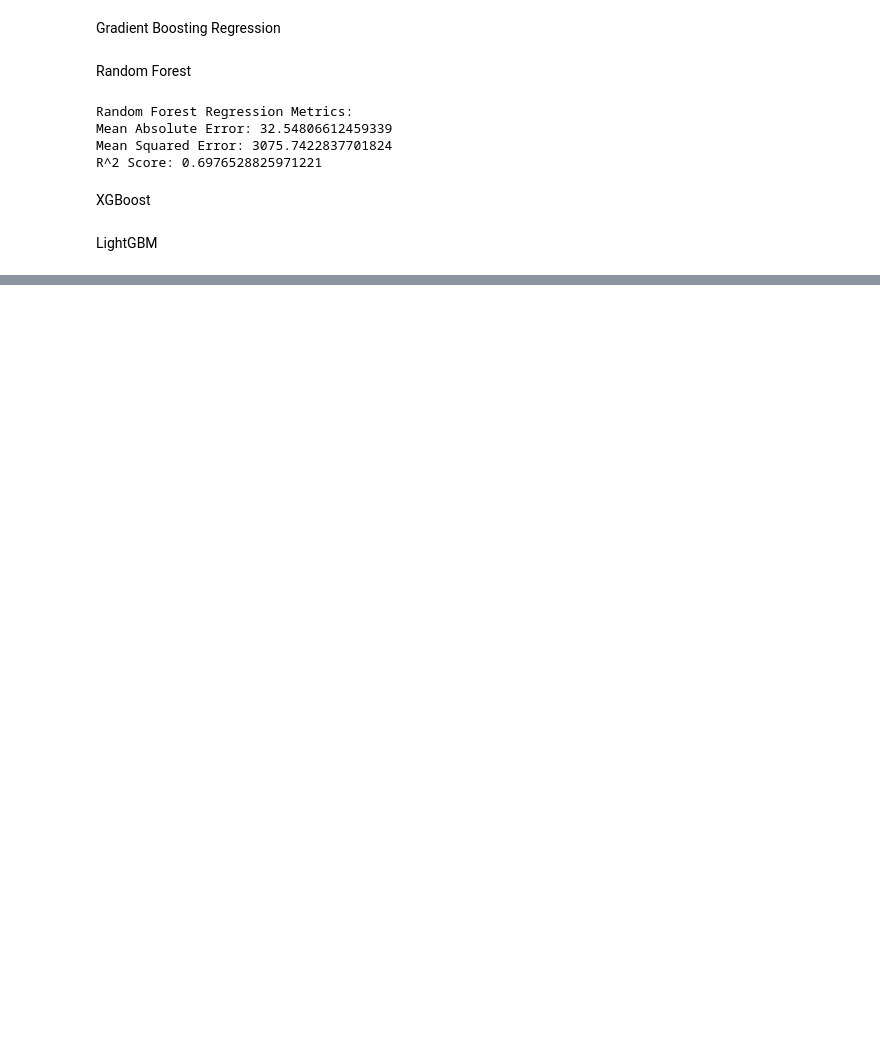
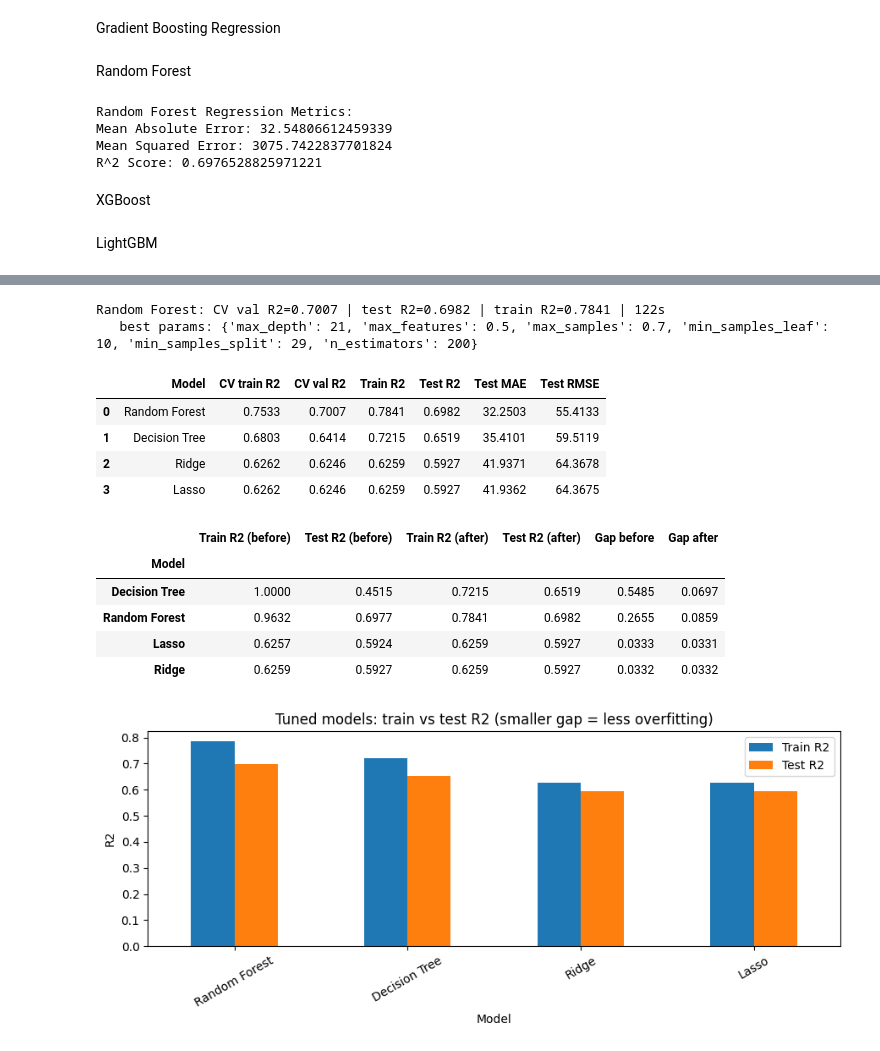
Before and after one commit to tajveer-31/Insurance_model, a Jupyter notebook: Property_insurance_premium.ipynb, the cells around one changed output, grey strips where cells are left out. Drawn from its saved outputs; the diff is of its cells as text; code cells hidden in the pictures; blank space fills up the shorter version.

```diff
--- a/Property_insurance_premium.ipynb
+++ b/Property_insurance_premium.ipynb
@@ -787,7 +787,7 @@ R^2: 0.5927070259618215
 For solving Overfitting- Ridge Regression(L2)
 # %%
 from sklearn.linear_model import Ridge
-ridge = Ridge(alpha=100)
+ridge = Ridge(alpha=1)
 ridge.fit(x_train, y_train)
 y_test_pred_ridge = ridge.predict(x_test)
 # %%
@@ -949,0 +950,21 @@ print("R^2 Score:", r2_lgb)
+# %%
+# 1) Train vs Test R2 for every model fitted above (this is the real overfitting check)
+import pandas as pd
+from sklearn.metrics import r2_score
+
+baseline_models = {
+    "Decision Tree": model,
+    "Linear Regression": lr,
+    "Ridge": ridge,
+    "Lasso": lasso,
+    "Random Forest": rf_model,
+}
+
+rows = []
+for name, m in baseline_models.items():
+    tr = r2_score(y_train, m.predict(x_train))
+    te = r2_score(y_test, m.predict(x_test))
+    rows.append({"Model": name, "Train R2": tr, "Test R2": te, "Gap": tr - te})
+
+baseline_df = pd.DataFrame(rows).sort_values("Gap", ascending=False).round(4)
+baseline_df
@@ -949,0 +1058,46 @@ print("R^2 Score:", r2_lgb)
+# %%
+# 3c) Random Forest
+from sklearn.ensemble import RandomForestRegressor
+
+tune("Random Forest", RandomForestRegressor(random_state=42, n_jobs=1), {
+    "n_estimators": [200, 300],
+    "max_depth": randint(8, 30),
+    "min_samples_leaf": randint(2, 30),
+    "min_samples_split": randint(4, 40),
+    "max_features": [0.3, 0.5, 0.7, "sqrt"],
+    "max_samples": [0.5, 0.7, 0.9],
+}, n_iter=12)
+# %% [output]
+Random Forest: CV val R2=0.7007 | test R2=0.6982 | train R2=0.7841 | 122s
+   best params: {'max_depth': 21, 'max_features': 0.5, 'max_samples': 0.7, 'min_samples_leaf': 10, 'min_samples_split': 29, 'n_estimators': 200}
+# %%
+# 4) Compare tuned models (rank by CV score, NOT test score, so the test set stays an honest final check)
+import matplotlib.pyplot as plt
+
+tuned_df = pd.DataFrame(tuned_results).sort_values("CV val R2", ascending=False).reset_index(drop=True)
+display(tuned_df.drop(columns="Best params").round(4))
+
+# Before vs after tuning
+before = baseline_df.set_index("Model")[["Train R2", "Test R2"]].add_suffix(" (before)")
+after = tuned_df.set_index("Model")[["Train R2", "Test R2"]].add_suffix(" (after)")
+display(before.join(after, how="inner").assign(
+    **{"Gap before": lambda d: d["Train R2 (before)"] - d["Test R2 (before)"],
+       "Gap after": lambda d: d["Train R2 (after)"] - d["Test R2 (after)"]}).round(4))
+
+# Train vs test chart
+ax = tuned_df.set_index("Model")[["Train R2", "Test R2"]].plot(kind="bar", figsize=(9, 4), rot=30)
+ax.set_ylabel("R2"); ax.set_title("Tuned models: train vs test R2 (smaller gap = less overfitting)")
+plt.tight_layout(); plt.show()
+# %% [output]
+|  | Model | CV train R2 | CV val R2 | Train R2 | Test R2 | Test MAE | Test RMSE |
+| 0 | Random Forest | 0.7533 | 0.7007 | 0.7841 | 0.6982 | 32.2503 | 55.4133 |
+| 1 | Decision Tree | 0.6803 | 0.6414 | 0.7215 | 0.6519 | 35.4101 | 59.5119 |
+| 2 | Ridge | 0.6262 | 0.6246 | 0.6259 | 0.5927 | 41.9371 | 64.3678 |
+| 3 | Lasso | 0.6262 | 0.6246 | 0.6259 | 0.5927 | 41.9362 | 64.3675 |
+|  | Train R2 (before) | Test R2 (before) | Train R2 (after) | Test R2 (after) | Gap before | Gap after |
+| Model |  |  |  |  |  |  |
+| Decision Tree | 1.0000 | 0.4515 | 0.7215 | 0.6519 | 0.5485 | 0.0697 |
+| Random Forest | 0.9632 | 0.6977 | 0.7841 | 0.6982 | 0.2655 | 0.0859 |
+| Lasso | 0.6257 | 0.5924 | 0.6259 | 0.5927 | 0.0333 | 0.0331 |
+| Ridge | 0.6259 | 0.5927 | 0.6259 | 0.5927 | 0.0332 | 0.0332 |
+[figure, added]
```
Also changed, not shown: parts of 16 cells of this notebook.
